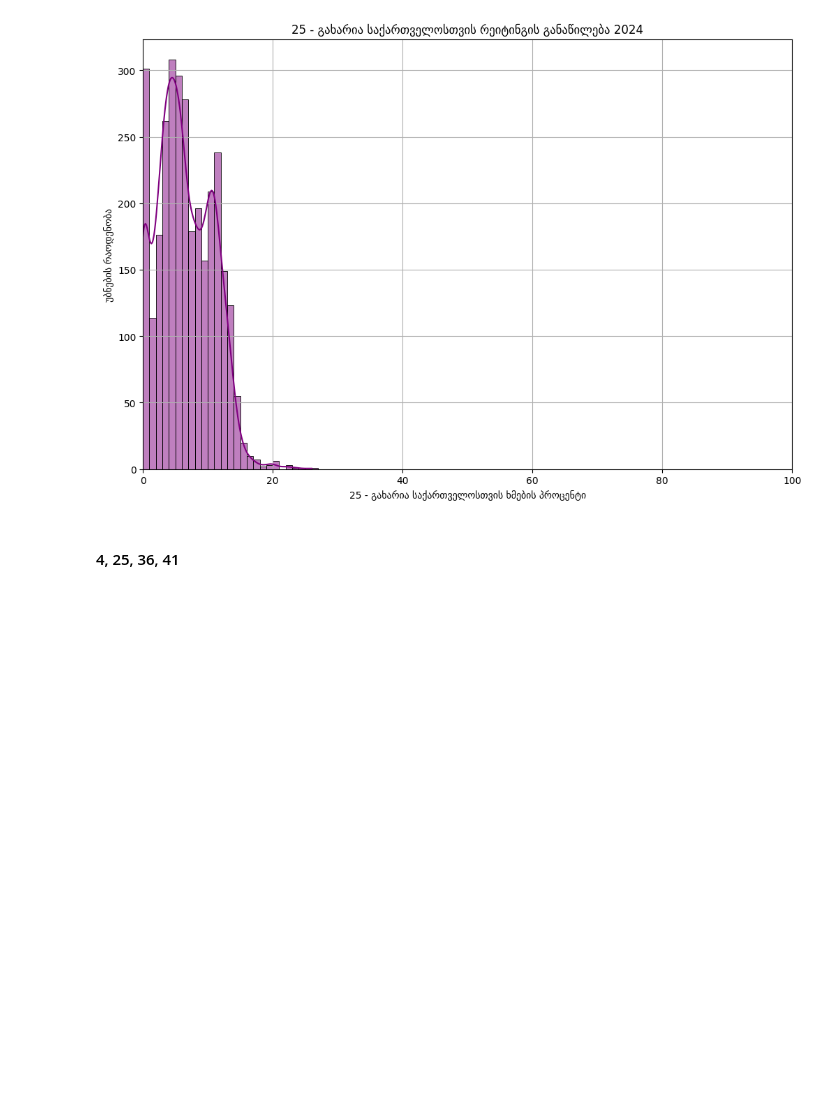
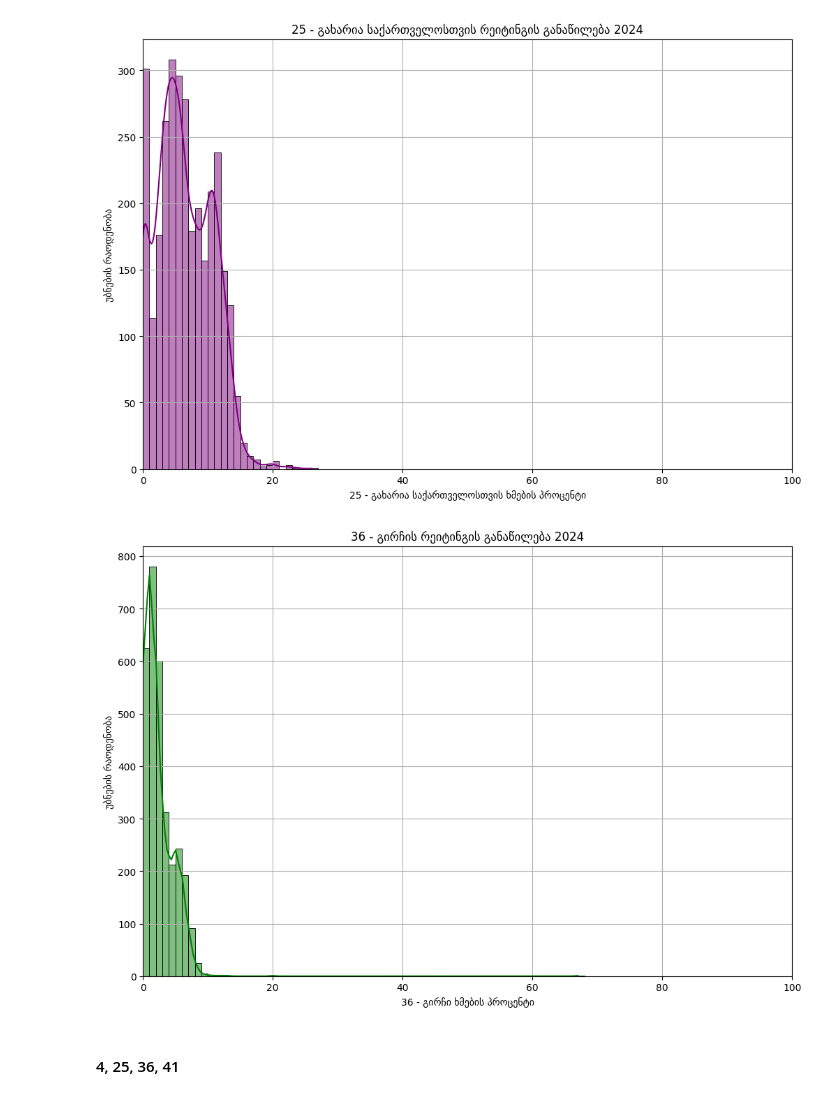
Before and after one commit to sabak/georgian-elections, a Jupyter notebook: src/presentation.ipynb, the cells around one changed output. Cells and saved outputs as stored; diff of their text form; code cells hidden in the pictures; blank space fills up the shorter version.

```diff
--- a/src/presentation.ipynb
+++ b/src/presentation.ipynb
@@ -229,6 +229,31 @@ plt.savefig('../plots/ჰისტოგრამა-2024-25.png')
 plt.show()
 # %% [output]
 [figure]
+# %%
+cand_36 = df_2024['CAND || 36 || „გირჩი“']
+total_votes_series = df_2024['total_votes']
+district_id_series = df_2024['district_id']
+
+percentage_series_2024 = (cand_36 / total_votes_series) * 100
+rounded_percentage_series_2024 = percentage_series_2024.round()
+
+
+plt.figure(figsize=(12, 8))
+sns.histplot(data = rounded_percentage_series_2024, bins=range(0, 101), edgecolor='black', color='green', kde=True)
+# plot KDE
+# sns.kdeplot(data = rounded_percentage_series_2024, color='black')
+# sns.kdeplot(rounded_percentage_series_2024, color='black')
+
+plt.xlabel('36 - გირჩი ხმების პროცენტი')
+plt.ylabel('უბნების რაოდენობა')
+plt.title('36 - გირჩის რეიტინგის განაწილება 2024')
+plt.grid(True)
+plt.xlim(0, 100)
+# plt.legend(['25'])
+plt.savefig('../plots/ჰისტოგრამა-2024-36.png')
+plt.show()
+# %% [output]
+[figure, added]
 # %% [markdown]
 #### 4, 25, 36, 41
 # %%
```
Also changed, not shown: 2 other files.
